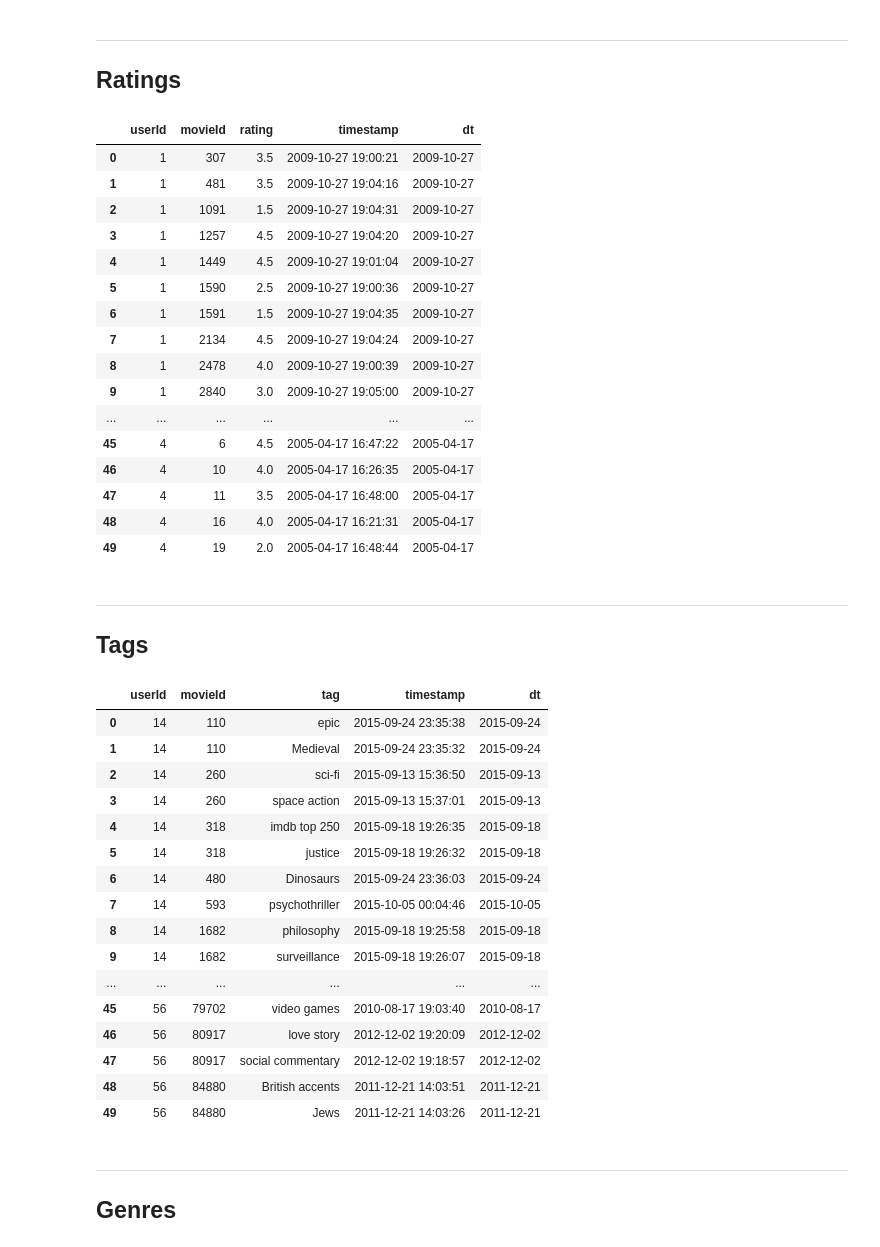
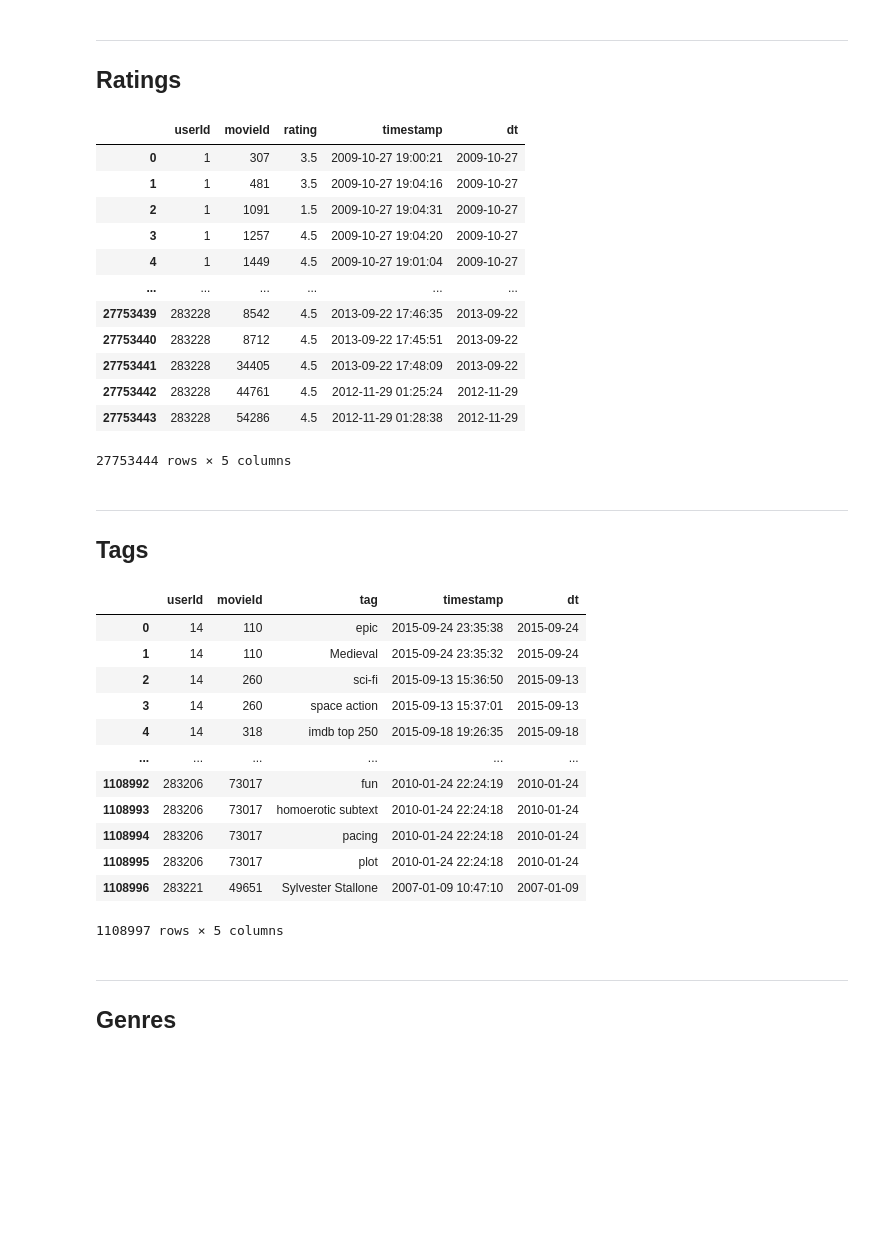
Before and after one commit to Victor-Buendia/TF_G_Pratico, a Jupyter notebook: etl.ipynb, the cells around one changed output. Cells and saved outputs as stored; diff of their text form; code cells hidden in the pictures; blank space fills up the shorter version.

```diff
--- a/etl.ipynb
+++ b/etl.ipynb
@@ -28,6 +30,23 @@ import findspark
 findspark.init()
 from pyspark.context import SparkContext
 from pyspark.sql.session import SparkSession
-sc = SparkContext('local')
-spark = SparkSession(sc)
+# sc = SparkContext('local')
+# spark = SparkSession(sc)
+# spark = SparkSession.builder \
+#     .master('local[*]') \
+#     .config("spark.driver.memory", "15g") \
+#     .appName('my-cool-app') \
+#     .getOrCreate()
+# spark = SparkSession.builder.master("local[*]").config("spark.driver.memory", "15g").getOrCreate()
+spark = SparkSession.builder \
+    .appName("GBT Model") \
+    .config("spark.executor.memory", "4000mb") \
+    .config("spark.driver.memory", "15g") \
+    .master("local[*]") \
+    .config("spark.executor.cores", "4") \
+    .config("spark.executor.memoryOverhead",200) \
+    .config("spark.serializer", "org.apache.spark.serializer.KryoSerializer") \
+    .config("spark.default.parallelism", "4") \
+    .config("spark.kryoserializer.buffer.max", "2000mb") \
+    .getOrCreate()
 # %% [output]
@@ -345,17 +364,13 @@ sqlR(sql)
 | 2 | 1 | 1091 | 1.5 | 2009-10-27 19:04:31 | 2009-10-27 |
 | 3 | 1 | 1257 | 4.5 | 2009-10-27 19:04:20 | 2009-10-27 |
 | 4 | 1 | 1449 | 4.5 | 2009-10-27 19:01:04 | 2009-10-27 |
-| 5 | 1 | 1590 | 2.5 | 2009-10-27 19:00:36 | 2009-10-27 |
-| 6 | 1 | 1591 | 1.5 | 2009-10-27 19:04:35 | 2009-10-27 |
-| 7 | 1 | 2134 | 4.5 | 2009-10-27 19:04:24 | 2009-10-27 |
-| 8 | 1 | 2478 | 4.0 | 2009-10-27 19:00:39 | 2009-10-27 |
-| 9 | 1 | 2840 | 3.0 | 2009-10-27 19:05:00 | 2009-10-27 |
 | ... | ... | ... | ... | ... | ... |
-| 45 | 4 | 6 | 4.5 | 2005-04-17 16:47:22 | 2005-04-17 |
-| 46 | 4 | 10 | 4.0 | 2005-04-17 16:26:35 | 2005-04-17 |
-| 47 | 4 | 11 | 3.5 | 2005-04-17 16:48:00 | 2005-04-17 |
-| 48 | 4 | 16 | 4.0 | 2005-04-17 16:21:31 | 2005-04-17 |
-| 49 | 4 | 19 | 2.0 | 2005-04-17 16:48:44 | 2005-04-17 |
+| 27753439 | 283228 | 8542 | 4.5 | 2013-09-22 17:46:35 | 2013-09-22 |
+| 27753440 | 283228 | 8712 | 4.5 | 2013-09-22 17:45:51 | 2013-09-22 |
+| 27753441 | 283228 | 34405 | 4.5 | 2013-09-22 17:48:09 | 2013-09-22 |
+| 27753442 | 283228 | 44761 | 4.5 | 2012-11-29 01:25:24 | 2012-11-29 |
+| 27753443 | 283228 | 54286 | 4.5 | 2012-11-29 01:28:38 | 2012-11-29 |
+27753444 rows × 5 columns
 # %%
 ratings = spark.sql('SELECT * FROM ratings;').collect()
 # %% [markdown]
@@ -364,44 +379,39 @@ ratings = spark.sql('SELECT * FROM ratings;').collect()
 # %%
 spark.table('tags')\
 .withColumn('dt', F.to_date(F.col('timestamp')\
                             .cast('bigint')\
                             .cast(dataType=T.TimestampType()), 'yyyy-MM-dd HH:mm:ss') )\
 .withColumn('timestamp', F.col('timestamp')\
                             .cast('bigint')\
                             .cast(dataType=T.TimestampType()) )\
 .createOrReplaceTempView('tags')
 
 sql = """
 
 SELECT
     *
 FROM
     tags
-LIMIT 50
 
 """
 
 
 tView(sql, 'tags')
 sqlR(sql)
 # %% [output]
 |  | userId | movieId | tag | timestamp | dt |
 | 0 | 14 | 110 | epic | 2015-09-24 23:35:38 | 2015-09-24 |
 | 1 | 14 | 110 | Medieval | 2015-09-24 23:35:32 | 2015-09-24 |
 | 2 | 14 | 260 | sci-fi | 2015-09-13 15:36:50 | 2015-09-13 |
 | 3 | 14 | 260 | space action | 2015-09-13 15:37:01 | 2015-09-13 |
 | 4 | 14 | 318 | imdb top 250 | 2015-09-18 19:26:35 | 2015-09-18 |
-| 5 | 14 | 318 | justice | 2015-09-18 19:26:32 | 2015-09-18 |
-| 6 | 14 | 480 | Dinosaurs | 2015-09-24 23:36:03 | 2015-09-24 |
-| 7 | 14 | 593 | psychothriller | 2015-10-05 00:04:46 | 2015-10-05 |
-| 8 | 14 | 1682 | philosophy | 2015-09-18 19:25:58 | 2015-09-18 |
-| 9 | 14 | 1682 | surveillance | 2015-09-18 19:26:07 | 2015-09-18 |
 | ... | ... | ... | ... | ... | ... |
-| 45 | 56 | 79702 | video games | 2010-08-17 19:03:40 | 2010-08-17 |
-| 46 | 56 | 80917 | love story | 2012-12-02 19:20:09 | 2012-12-02 |
-| 47 | 56 | 80917 | social commentary | 2012-12-02 19:18:57 | 2012-12-02 |
-| 48 | 56 | 84880 | British accents | 2011-12-21 14:03:51 | 2011-12-21 |
-| 49 | 56 | 84880 | Jews | 2011-12-21 14:03:26 | 2011-12-21 |
+| 1108992 | 283206 | 73017 | fun | 2010-01-24 22:24:19 | 2010-01-24 |
+| 1108993 | 283206 | 73017 | homoerotic subtext | 2010-01-24 22:24:18 | 2010-01-24 |
+| 1108994 | 283206 | 73017 | pacing | 2010-01-24 22:24:18 | 2010-01-24 |
+| 1108995 | 283206 | 73017 | plot | 2010-01-24 22:24:18 | 2010-01-24 |
+| 1108996 | 283221 | 49651 | Sylvester Stallone | 2007-01-09 10:47:10 | 2007-01-09 |
+1108997 rows × 5 columns
 # %%
 tags = spark.sql('SELECT * FROM tags;').collect()
 # %% [markdown]
```
Also changed, not shown: parts of 11 cells of this notebook.
